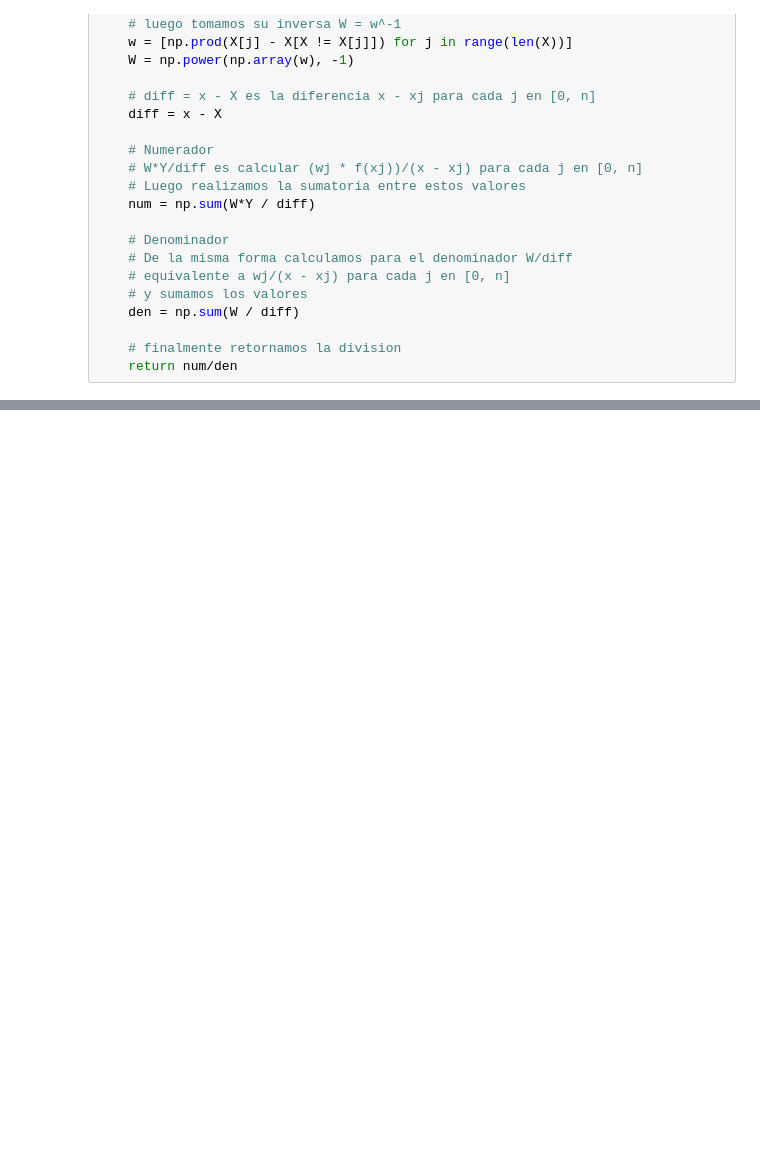
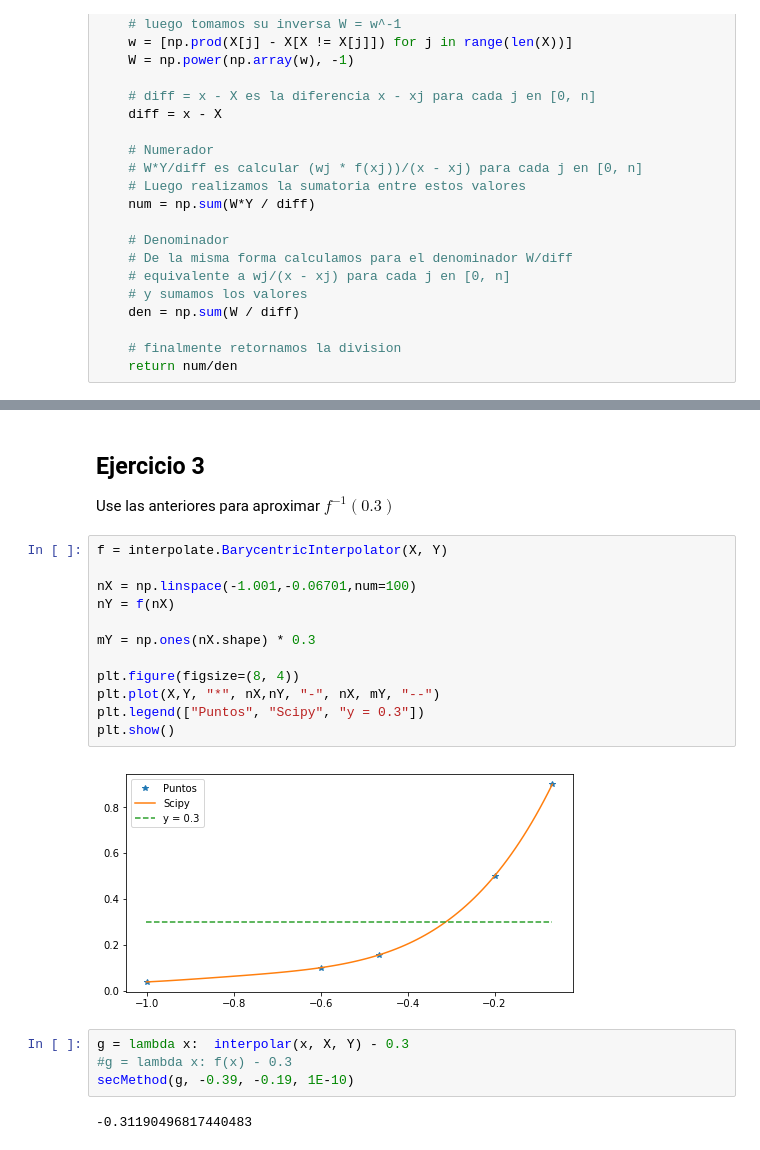
Before and after one commit to sborquez/INF-221-2018-1-, a Jupyter notebook: Tarea1/codigos/tarea1Sandbox.ipynb, the cells around one changed output, grey strips where cells are left out. Cells and saved outputs as stored; diff of their text form; blank space fills up the shorter version.

```diff
--- a/Tarea1/codigos/tarea1Sandbox.ipynb
+++ b/Tarea1/codigos/tarea1Sandbox.ipynb
@@ -73,0 +78,23 @@ _93**3
+# %% [markdown]
+## Ejercicio 3
+Use las anteriores para aproximar $f^{-1}(0.3)$
+# %%
+f = interpolate.BarycentricInterpolator(X, Y)
+
+nX = np.linspace(-1.001,-0.06701,num=100)
+nY = f(nX)
+
+mY = np.ones(nX.shape) * 0.3
+
+plt.figure(figsize=(8, 4))
+plt.plot(X,Y, "*", nX,nY, "-", nX, mY, "--")
+plt.legend(["Puntos", "Scipy", "y = 0.3"])
+plt.show()
+# %% [output]
+[figure, added]
+# %%
+g = lambda x:  interpolar(x, X, Y) - 0.3
+#g = lambda x: f(x) - 0.3
+secMethod(g, -0.39, -0.19, 1E-10)
+# %% [output]
+-0.31190496817440483
```
Also changed, not shown: parts of 8 cells of this notebook, 1 other file.
